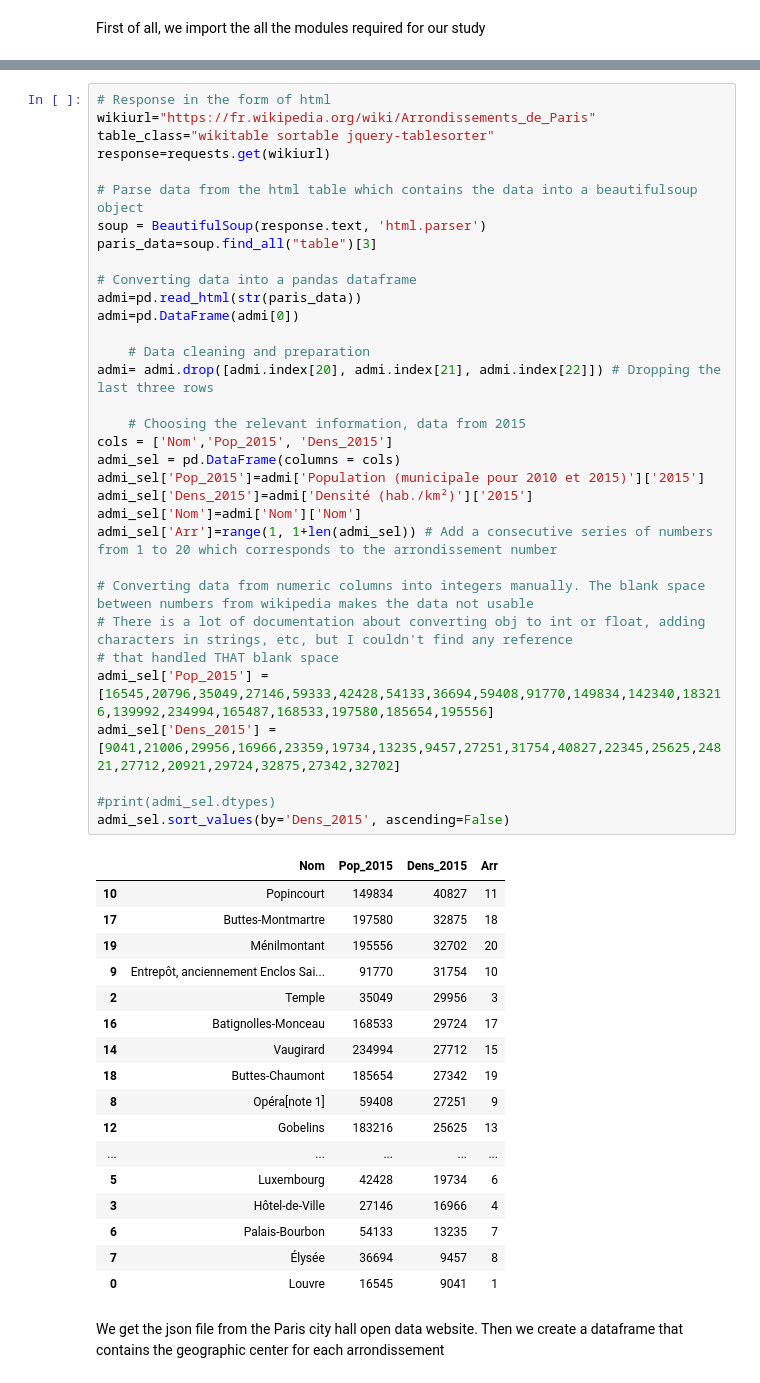
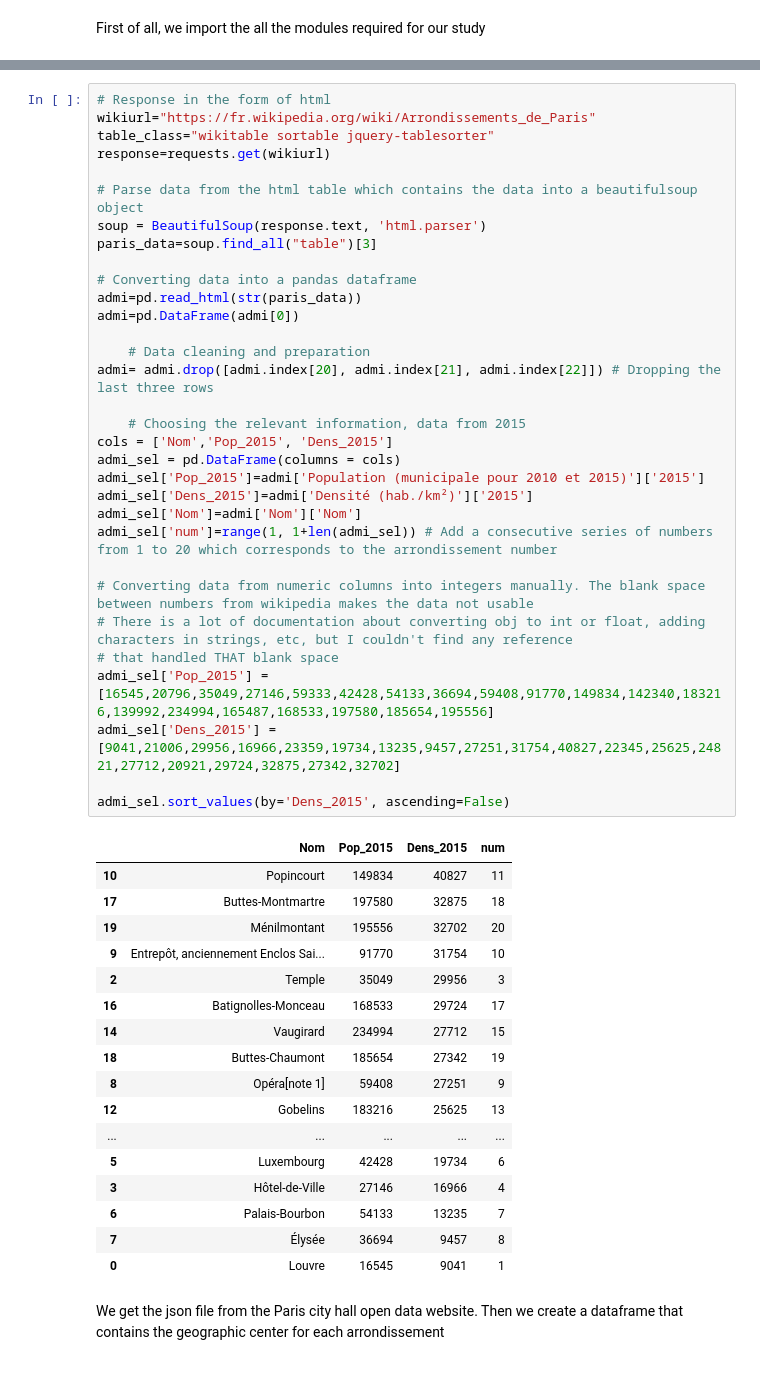
Before and after one commit to rubengrd/Coursera_project_Paris_parks, a Jupyter notebook: Capstone notebook.ipynb, the cells around one changed output, grey strips where cells are left out. Drawn from its saved outputs; the diff is of its cells as text.

```diff
--- a/Capstone notebook.ipynb
+++ b/Capstone notebook.ipynb
@@ -41,36 +42,35 @@ We gather the information that we need from the data sources. First we scrap the
 wikiurl="https://fr.wikipedia.org/wiki/Arrondissements_de_Paris"
 table_class="wikitable sortable jquery-tablesorter"
 response=requests.get(wikiurl)
 
 # Parse data from the html table which contains the data into a beautifulsoup object
 soup = BeautifulSoup(response.text, 'html.parser')
 paris_data=soup.find_all("table")[3]
 
 # Converting data into a pandas dataframe
 admi=pd.read_html(str(paris_data))
 admi=pd.DataFrame(admi[0])
 
     # Data cleaning and preparation
 admi= admi.drop([admi.index[20], admi.index[21], admi.index[22]]) # Dropping the last three rows
 
     # Choosing the relevant information, data from 2015
 cols = ['Nom','Pop_2015', 'Dens_2015']
 admi_sel = pd.DataFrame(columns = cols)
 admi_sel['Pop_2015']=admi['Population (municipale pour 2010 et 2015)']['2015']
 admi_sel['Dens_2015']=admi['Densité (hab./km²)']['2015']
 admi_sel['Nom']=admi['Nom']['Nom']
-admi_sel['Arr']=range(1, 1+len(admi_sel)) # Add a consecutive series of numbers from 1 to 20 which corresponds to the arrondissement number
+admi_sel['num']=range(1, 1+len(admi_sel)) # Add a consecutive series of numbers from 1 to 20 which corresponds to the arrondissement number
 
 # Converting data from numeric columns into integers manually. The blank space between numbers from wikipedia makes the data not usable
 # There is a lot of documentation about converting obj to int or float, adding characters in strings, etc, but I couldn't find any reference
 # that handled THAT blank space
 admi_sel['Pop_2015'] = [16545,20796,35049,27146,59333,42428,54133,36694,59408,91770,149834,142340,183216,139992,234994,165487,168533,197580,185654,195556]
 admi_sel['Dens_2015'] = [9041,21006,29956,16966,23359,19734,13235,9457,27251,31754,40827,22345,25625,24821,27712,20921,29724,32875,27342,32702]
 
-#print(admi_sel.dtypes)
 admi_sel.sort_values(by='Dens_2015', ascending=False)
 # %% [output]
-|  | Nom | Pop_2015 | Dens_2015 | Arr |
+|  | Nom | Pop_2015 | Dens_2015 | num |
 | 10 | Popincourt | 149834 | 40827 | 11 |
 | 17 | Buttes-Montmartre | 197580 | 32875 | 18 |
 | 19 | Ménilmontant | 195556 | 32702 | 20 |
```
Also changed, not shown: parts of 11 cells of this notebook.
